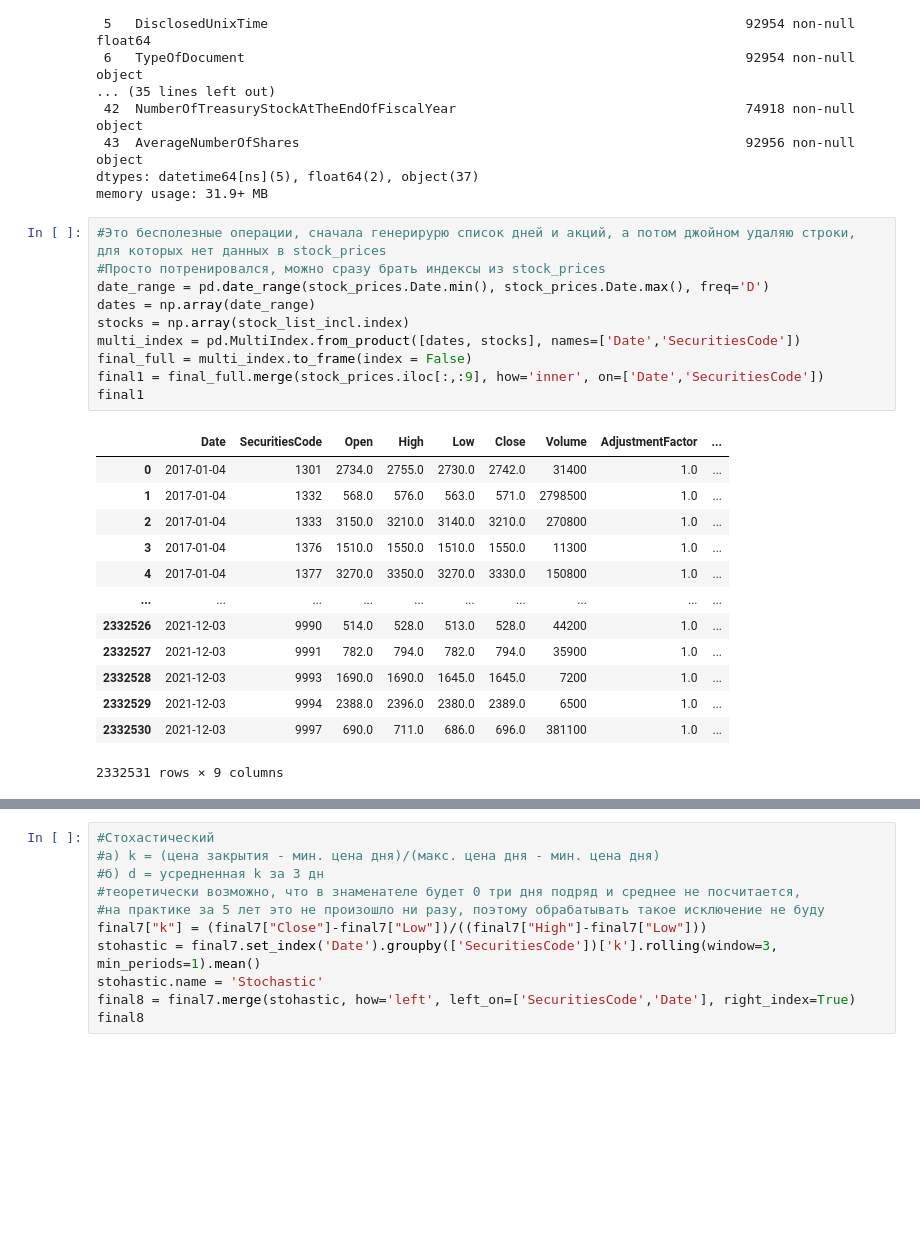
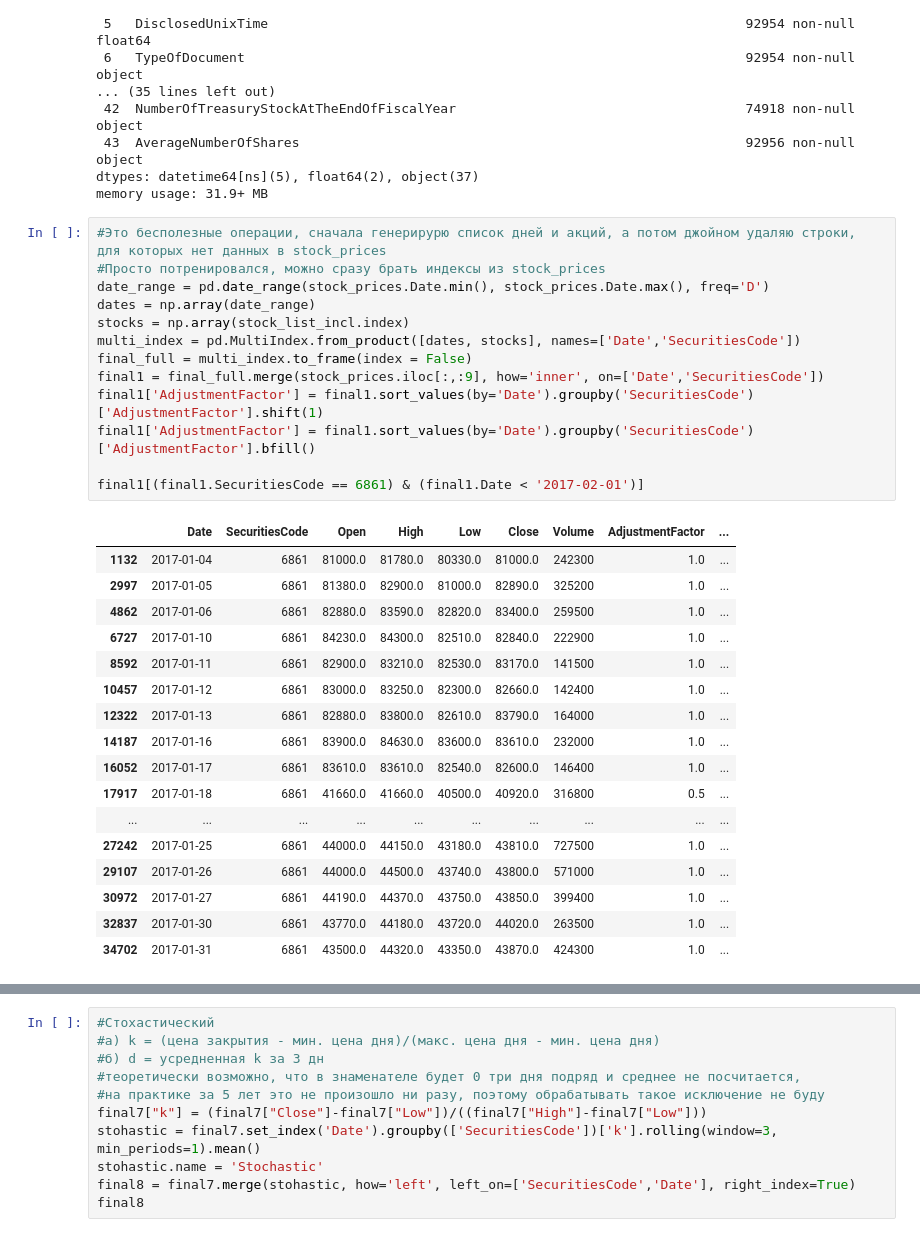
Before and after one commit to vasilyevdmitry14/JPX, a Jupyter notebook: main.ipynb, the cells around one changed output, grey strips where cells are left out. Cells and saved outputs as stored; diff of their text form; blank space fills up the shorter version.

```diff
--- a/main.ipynb
+++ b/main.ipynb
@@ -168,26 +167,33 @@ memory usage: 31.9+ MB
 # %%
 #Это бесполезные операции, сначала генерирурю список дней и акций, а потом джойном удаляю строки, для которых нет данных в stock_prices
 #Просто потренировался, можно сразу брать индексы из stock_prices
 date_range = pd.date_range(stock_prices.Date.min(), stock_prices.Date.max(), freq='D')
 dates = np.array(date_range)
 stocks = np.array(stock_list_incl.index)
 multi_index = pd.MultiIndex.from_product([dates, stocks], names=['Date','SecuritiesCode'])
 final_full = multi_index.to_frame(index = False)
 final1 = final_full.merge(stock_prices.iloc[:,:9], how='inner', on=['Date','SecuritiesCode'])
-final1
+final1['AdjustmentFactor'] = final1.sort_values(by='Date').groupby('SecuritiesCode')['AdjustmentFactor'].shift(1)
+final1['AdjustmentFactor'] = final1.sort_values(by='Date').groupby('SecuritiesCode')['AdjustmentFactor'].bfill()
+
+final1[(final1.SecuritiesCode == 6861) & (final1.Date < '2017-02-01')]
 # %% [output]
 |  | Date | SecuritiesCode | Open | High | Low | Close | Volume | AdjustmentFactor | ... |
-| 0 | 2017-01-04 | 1301 | 2734.0 | 2755.0 | 2730.0 | 2742.0 | 31400 | 1.0 | ... |
-| 1 | 2017-01-04 | 1332 | 568.0 | 576.0 | 563.0 | 571.0 | 2798500 | 1.0 | ... |
-| 2 | 2017-01-04 | 1333 | 3150.0 | 3210.0 | 3140.0 | 3210.0 | 270800 | 1.0 | ... |
-| 3 | 2017-01-04 | 1376 | 1510.0 | 1550.0 | 1510.0 | 1550.0 | 11300 | 1.0 | ... |
-| 4 | 2017-01-04 | 1377 | 3270.0 | 3350.0 | 3270.0 | 3330.0 | 150800 | 1.0 | ... |
+| 1132 | 2017-01-04 | 6861 | 81000.0 | 81780.0 | 80330.0 | 81000.0 | 242300 | 1.0 | ... |
+| 2997 | 2017-01-05 | 6861 | 81380.0 | 82900.0 | 81000.0 | 82890.0 | 325200 | 1.0 | ... |
+| 4862 | 2017-01-06 | 6861 | 82880.0 | 83590.0 | 82820.0 | 83400.0 | 259500 | 1.0 | ... |
+| 6727 | 2017-01-10 | 6861 | 84230.0 | 84300.0 | 82510.0 | 82840.0 | 222900 | 1.0 | ... |
+| 8592 | 2017-01-11 | 6861 | 82900.0 | 83210.0 | 82530.0 | 83170.0 | 141500 | 1.0 | ... |
+| 10457 | 2017-01-12 | 6861 | 83000.0 | 83250.0 | 82300.0 | 82660.0 | 142400 | 1.0 | ... |
+| 12322 | 2017-01-13 | 6861 | 82880.0 | 83800.0 | 82610.0 | 83790.0 | 164000 | 1.0 | ... |
+| 14187 | 2017-01-16 | 6861 | 83900.0 | 84630.0 | 83600.0 | 83610.0 | 232000 | 1.0 | ... |
+| 16052 | 2017-01-17 | 6861 | 83610.0 | 83610.0 | 82540.0 | 82600.0 | 146400 | 1.0 | ... |
+| 17917 | 2017-01-18 | 6861 | 41660.0 | 41660.0 | 40500.0 | 40920.0 | 316800 | 0.5 | ... |
 | ... | ... | ... | ... | ... | ... | ... | ... | ... | ... |
-| 2332526 | 2021-12-03 | 9990 | 514.0 | 528.0 | 513.0 | 528.0 | 44200 | 1.0 | ... |
-| 2332527 | 2021-12-03 | 9991 | 782.0 | 794.0 | 782.0 | 794.0 | 35900 | 1.0 | ... |
-| 2332528 | 2021-12-03 | 9993 | 1690.0 | 1690.0 | 1645.0 | 1645.0 | 7200 | 1.0 | ... |
-| 2332529 | 2021-12-03 | 9994 | 2388.0 | 2396.0 | 2380.0 | 2389.0 | 6500 | 1.0 | ... |
-| 2332530 | 2021-12-03 | 9997 | 690.0 | 711.0 | 686.0 | 696.0 | 381100 | 1.0 | ... |
+| 27242 | 2017-01-25 | 6861 | 44000.0 | 44150.0 | 43180.0 | 43810.0 | 727500 | 1.0 | ... |
+| 29107 | 2017-01-26 | 6861 | 44000.0 | 44500.0 | 43740.0 | 43800.0 | 571000 | 1.0 | ... |
+| 30972 | 2017-01-27 | 6861 | 44190.0 | 44370.0 | 43750.0 | 43850.0 | 399400 | 1.0 | ... |
+| 32837 | 2017-01-30 | 6861 | 43770.0 | 44180.0 | 43720.0 | 44020.0 | 263500 | 1.0 | ... |
+| 34702 | 2017-01-31 | 6861 | 43500.0 | 44320.0 | 43350.0 | 43870.0 | 424300 | 1.0 | ... |
-2332531 rows × 9 columns
 # %%
 #Скользящее среднее за 50 дней
```
Also changed, not shown: parts of 6 cells of this notebook.
